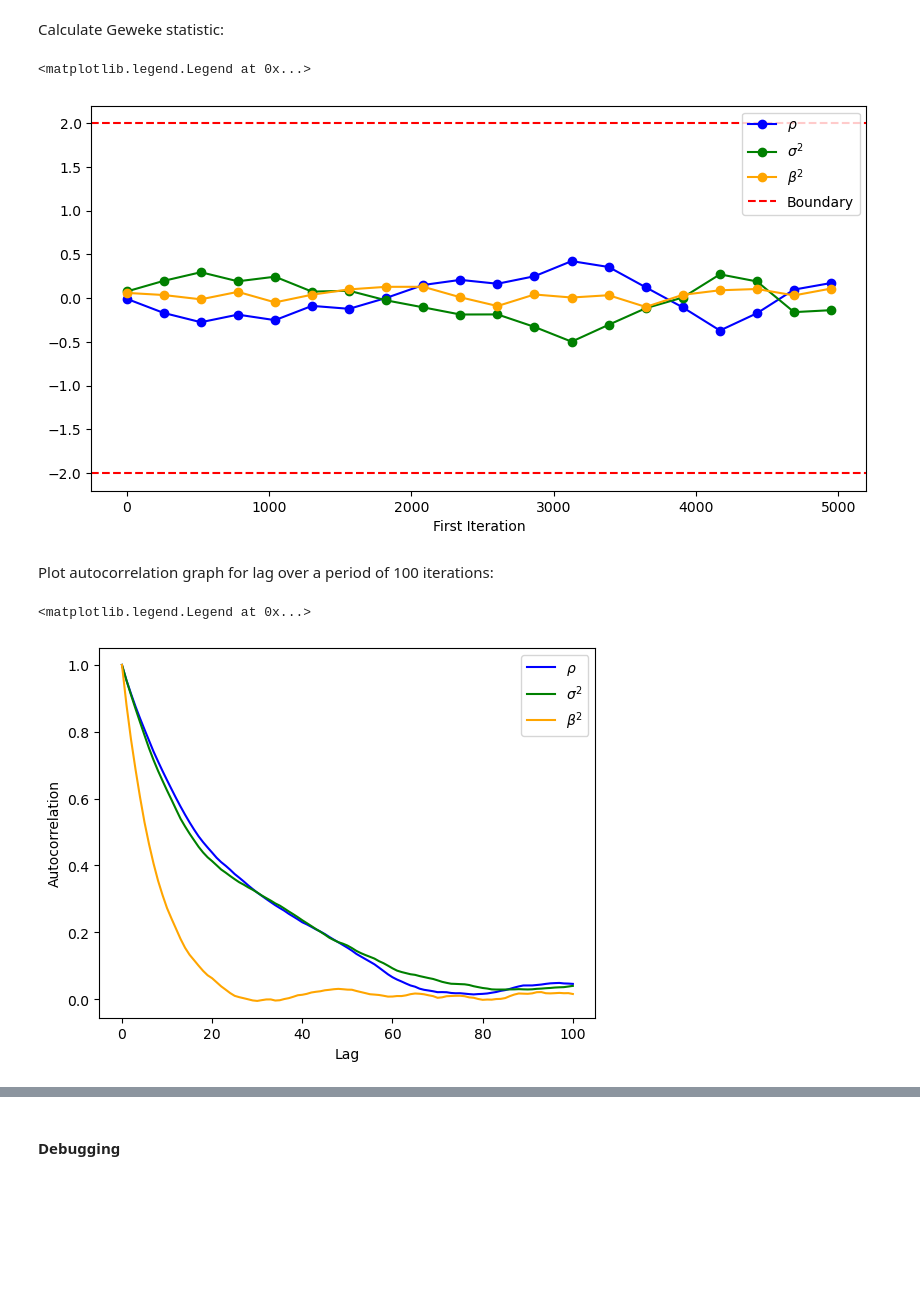
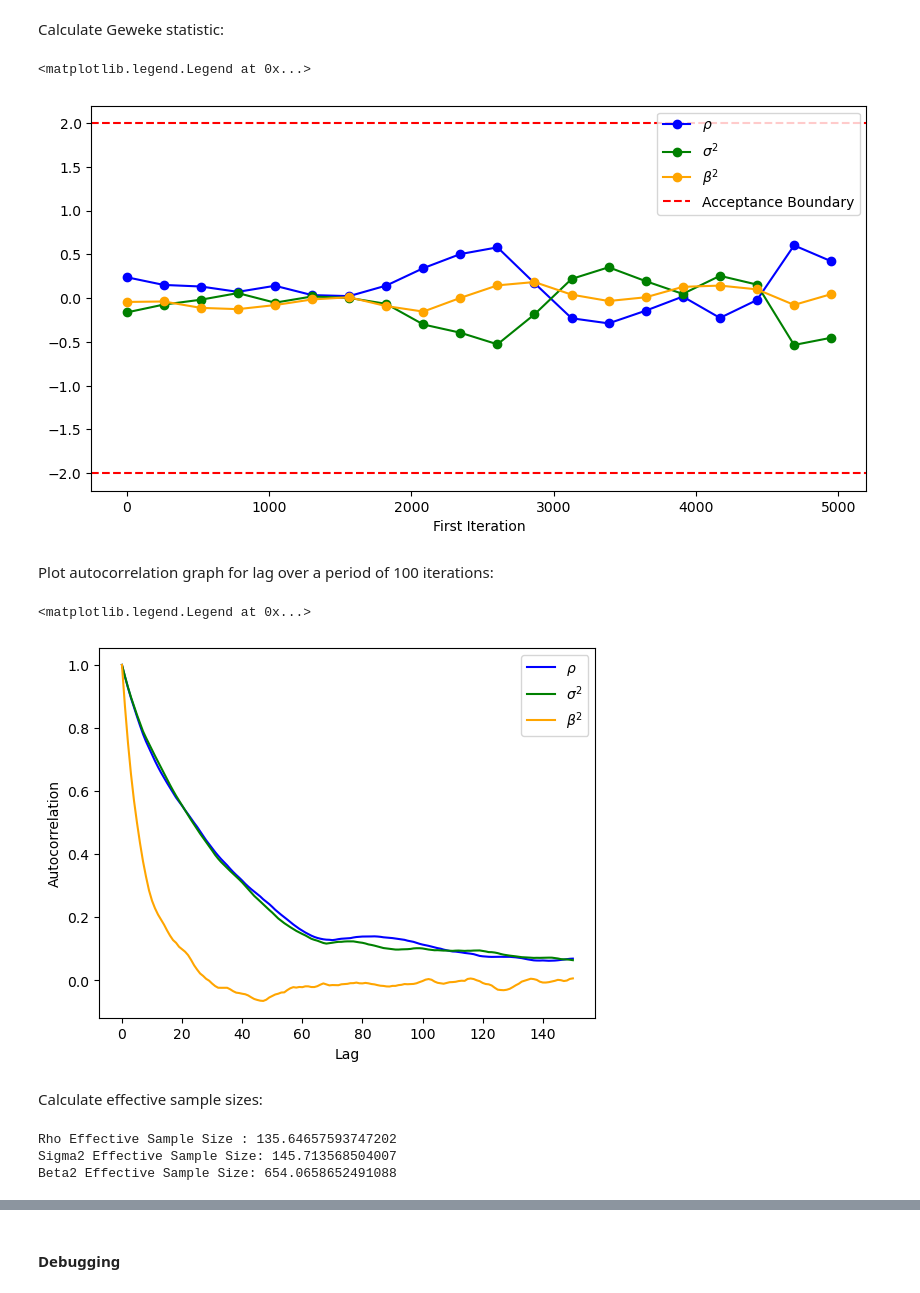
Before and after one commit to Gautam-Chauhan/Advanced-Simulation-Coursework, a Jupyter notebook: Q3.ipynb, the cells around one changed output, grey strips where cells are left out. Cells and saved outputs as stored; diff of their text form; code cells hidden in the pictures; blank space fills up the shorter version.

```diff
--- a/Q3.ipynb
+++ b/Q3.ipynb
@@ -180,9 +183,9 @@ def log_prior(rho,sigma2,beta2):
 
     return val
 # %%
-def particle_mcmc(y,iters,sd_rho,sd_sigma2,sd_beta2,run_number):
+def particle_mcmc(y,iters,sd_rho,sd_sigma2,sd_beta2):
 
-    rng = np.random.default_rng(seed=run_number)
+    rng = np.random.default_rng(seed=0)
 
     # FIRST ITERATION
     # List to store MCMC Chain
@@ -344,6 +310,6 @@ plt.plot(timesteps,beta2_chain)
 #### Run Particle MCMC for 10000 iterations
 # %%
 start_time = time.time()
-rho_chain, sigma2_chain, beta2_chain, final_samples = particle_mcmc(y,10000,0.35,0.35,0.3,run_number=0)
+rho_chain, sigma2_chain, beta2_chain, final_samples = particle_mcmc(y,10000,0.35,0.35,0.3)
 end_time = time.time()
 time_taken = end_time - start_time
@@ -457,4 +407,0 @@ chains.head(5)
-# %%
-rho_chain_converged = np.array(chains[0][100:])
-sigma2_chain_converged = np.array(chains[1][100:])
-beta2_chain_converged = np.array(chains[2][100:])
@@ -529,6 +474,10 @@ import arviz as az
 from statsmodels.tsa.stattools import acf
 # %% [markdown]
 Calculate Geweke statistic:
+# %%
+rho_chain_converged = np.array(rho_chain_converged)
+sigma2_chain_converged = np.array(sigma2_chain_converged)
+beta2_chain_converged = np.array(beta2_chain_converged)
 # %%
 geweke_rho = az.geweke(rho_chain_converged)
 geweke_sigma2 = az.geweke(sigma2_chain_converged)
@@ -536,15 +485,15 @@ geweke_beta2 = az.geweke(beta2_chain_converged)
 # %%
 plt.figure(figsize=(10,5))
 plt.plot(geweke_rho[:,0],geweke_rho[:,1],color="blue",label=r"$\rho$",marker="o")
 plt.plot(geweke_sigma2[:,0],geweke_sigma2[:,1],color="green",label=r"$\sigma^2$",marker="o")
 plt.plot(geweke_beta2[:,0],geweke_beta2[:,1],color="orange",label=r"$\beta^2$",marker="o")
-plt.axhline(-2,color="red",linestyle="--",label="Boundary")
+plt.axhline(-2,color="red",linestyle="--",label="Acceptance Boundary")
 plt.axhline(2,color="red",linestyle="--")
 plt.xlabel("First Iteration")
 plt.legend()
 # %% [output]
 <matplotlib.legend.Legend at 0x...>
-[figure, old version]
+[figure, new version]
 # %% [markdown]
 Plot autocorrelation graph for lag over a period of 100 iterations:
 # %%
@@ -554,5 +503,5 @@ acf_beta2 = acf(beta2_chain_converged,nlags=100)
 # %%
-lags = np.arange(101)
+lags = np.arange(151)
 plt.plot(lags,acf_rho,color="blue",label=r"$\rho$")
 plt.plot(lags,acf_sigma2,color="green",label=r"$\sigma^2$")
 plt.plot(lags,acf_beta2,color="orange",label=r"$\beta^2$")
@@ -561,4 +510,6 @@ plt.ylabel("Autocorrelation")
 plt.legend()
 # %% [output]
 <matplotlib.legend.Legend at 0x...>
-[figure, old version]
+[figure, new version]
+# %% [markdown]
+Calculate effective sample sizes:
@@ -564,0 +520,8 @@ plt.legend()
+# %%
+print(f"Rho Effective Sample Size : {rho_ess}")
+print(f"Sigma2 Effective Sample Size: {sigma2_ess}")
+print(f"Beta2 Effective Sample Size: {beta2_ess}")
+# %% [output]
+Rho Effective Sample Size : 135.64657593747202
+Sigma2 Effective Sample Size: 145.713568504007
+Beta2 Effective Sample Size: 654.0658652491088
```
Also changed, not shown: parts of 42 cells of this notebook, 2 other files.
